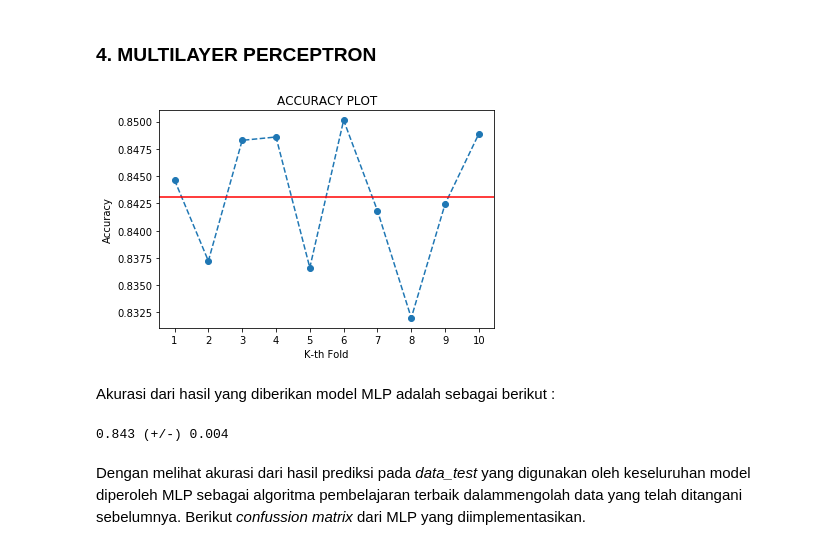
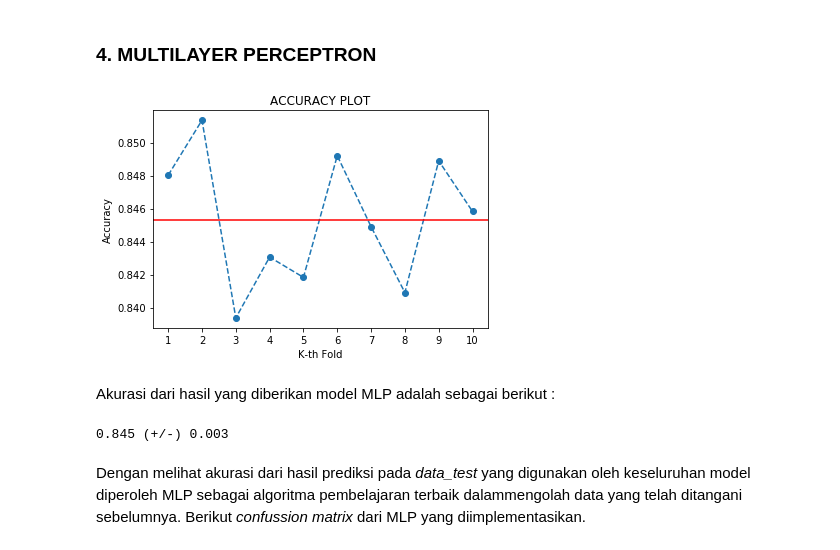
Before and after one commit to yjhouma/tubes-ai-dua, a Jupyter notebook: Part I/AI Tubes 2.ipynb, the cells around one changed output. Drawn from its saved outputs; the diff is of its cells as text; code cells hidden in the pictures.

```diff
--- a/Part I/AI Tubes 2.ipynb
+++ b/Part I/AI Tubes 2.ipynb
@@ -280,16 +305,16 @@ mean_confidence_interval(acc_KNN)
 ### 4. MULTILAYER PERCEPTRON
 # %%
 from sklearn.neural_network import MLPClassifier
-MLP_clf = MLPClassifier(hidden_layer_sizes=(43,43),activation='logistic')
+MLP_clf = MLPClassifier(hidden_layer_sizes=(43,),activation='logistic', max_iter=200)
 acc_MLP = cross_val_check(MLP_clf, data_train.drop('class', axis=1).values, data_train['class'].values)
 # %% [output]
-[figure, old version]
+[figure, new version]
 # %% [markdown]
 Akurasi dari hasil yang diberikan model MLP adalah sebagai berikut :
 # %%
 mean_confidence_interval(acc_MLP)
 # %% [output]
-0.843 (+/-) 0.004
+0.845 (+/-) 0.003
 # %% [markdown]
 Dengan melihat akurasi dari hasil prediksi pada *data_test* yang digunakan oleh keseluruhan model diperoleh MLP sebagai algoritma pembelajaran terbaik dalammengolah data yang telah ditangani sebelumnya. Berikut *confussion matrix* dari MLP yang diimplementasikan.
 # %%
```
Also changed, not shown: parts of 12 cells of this notebook.
